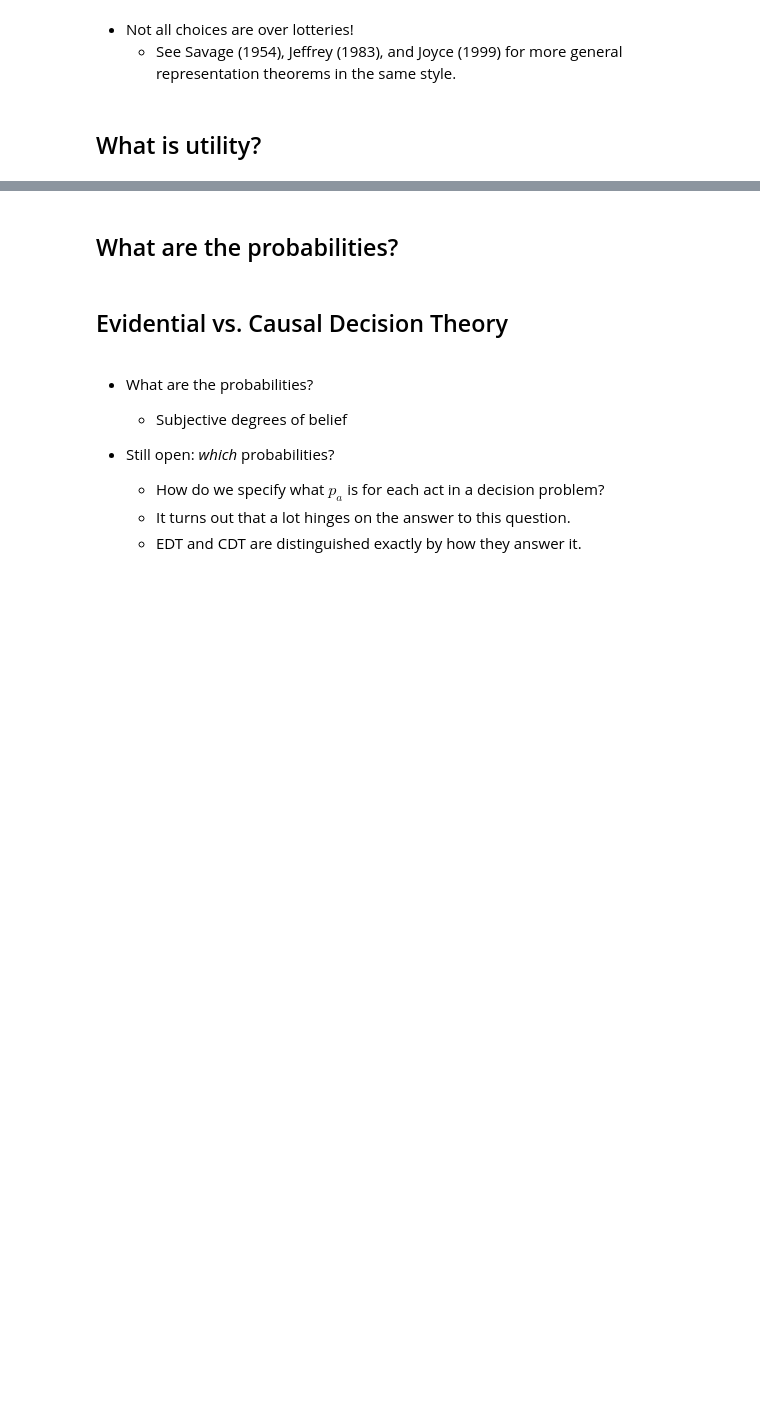
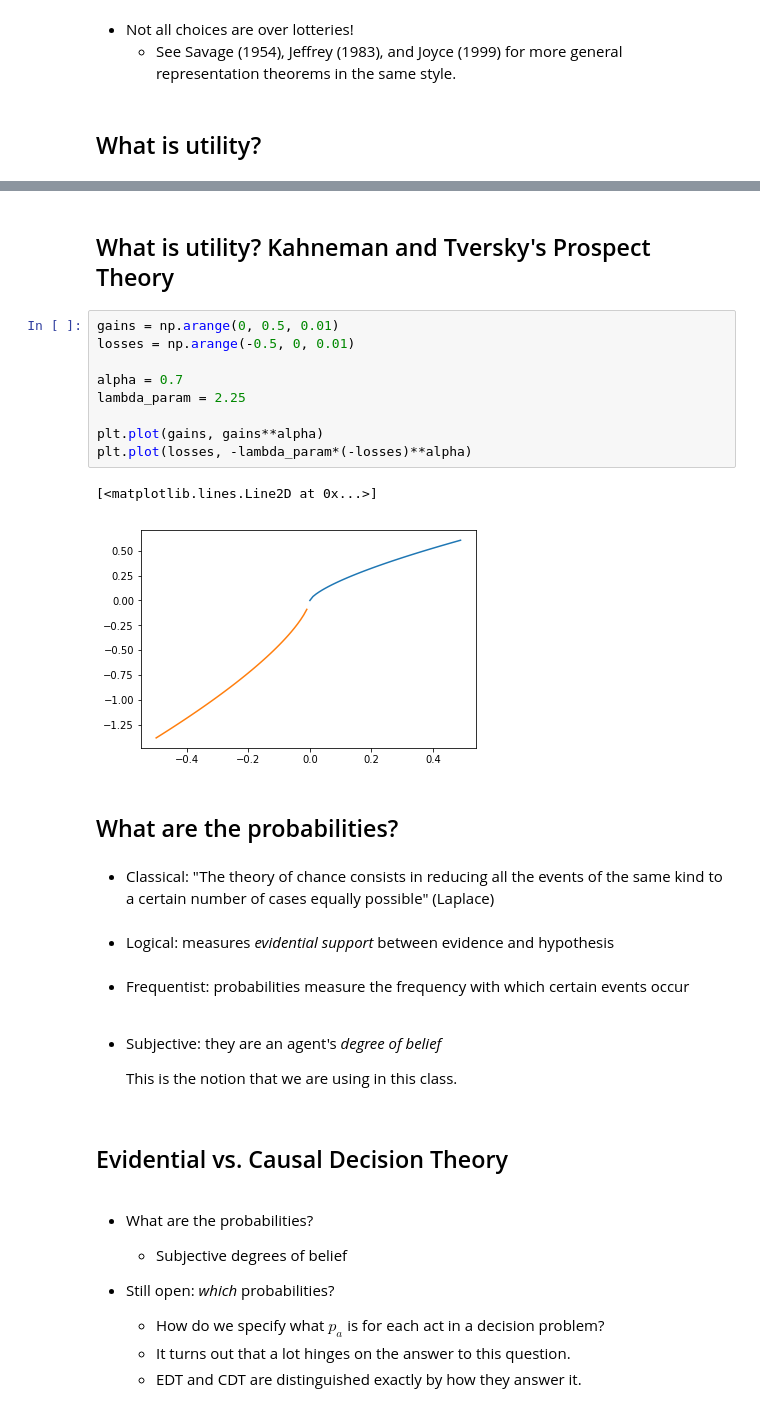
Before and after one commit to shanest/decisions-games-ai, a Jupyter notebook: 2_Decisions_Risk.ipynb, the cells around one changed output, grey strips where cells are left out. Drawn from its saved outputs; the diff is of its cells as text; blank space fills up the shorter version.

```diff
--- a/2_Decisions_Risk.ipynb
+++ b/2_Decisions_Risk.ipynb
@@ -242,6 +267,31 @@ What is utility?
+# %% [markdown]
+What is utility? Kahneman and Tversky's Prospect Theory
+------
+# %%
+gains = np.arange(0, 0.5, 0.01)
+losses = np.arange(-0.5, 0, 0.01)
+
+alpha = 0.7
+lambda_param = 2.25
+
+plt.plot(gains, gains**alpha)
+plt.plot(losses, -lambda_param*(-losses)**alpha)
+# %% [output]
+[<matplotlib.lines.Line2D at 0x...>]
+[figure, added]
 # %% [markdown]
 What are the probabilities?
 ------
+# %% [markdown]
+* Classical: "The theory of chance consists in reducing all the events of the same kind to a certain number of cases equally possible" (Laplace)
+# %% [markdown]
+* Logical: measures _evidential support_ between evidence and hypothesis
+# %% [markdown]
+* Frequentist: probabilities measure the frequency with which certain events occur
+# %% [markdown]
+* Subjective: they are an agent's _degree of belief_
+
+    This is the notion that we are using in this class.
 # %% [markdown]
 Evidential vs. Causal Decision Theory
 ------
```
Also changed, not shown: parts of 16 cells of this notebook.
